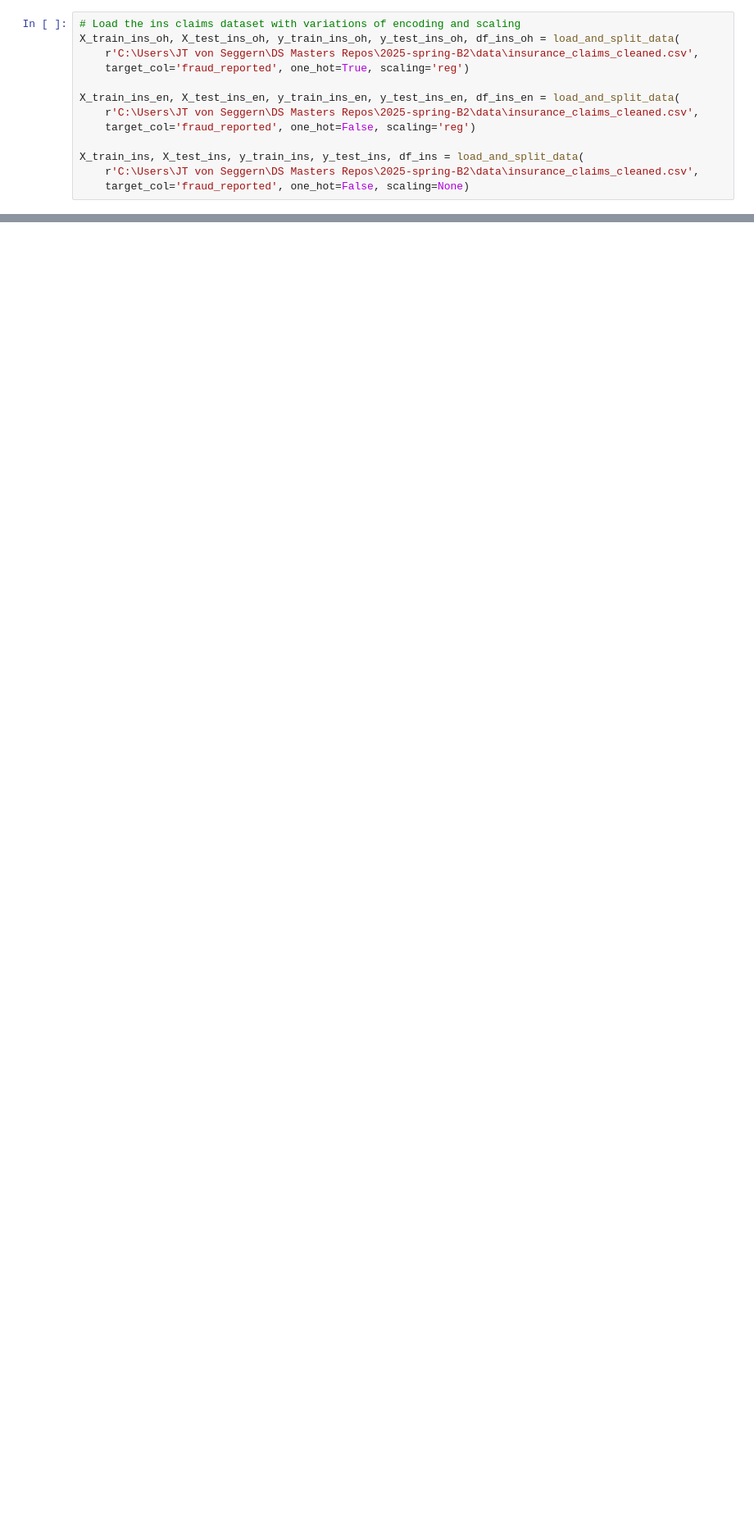
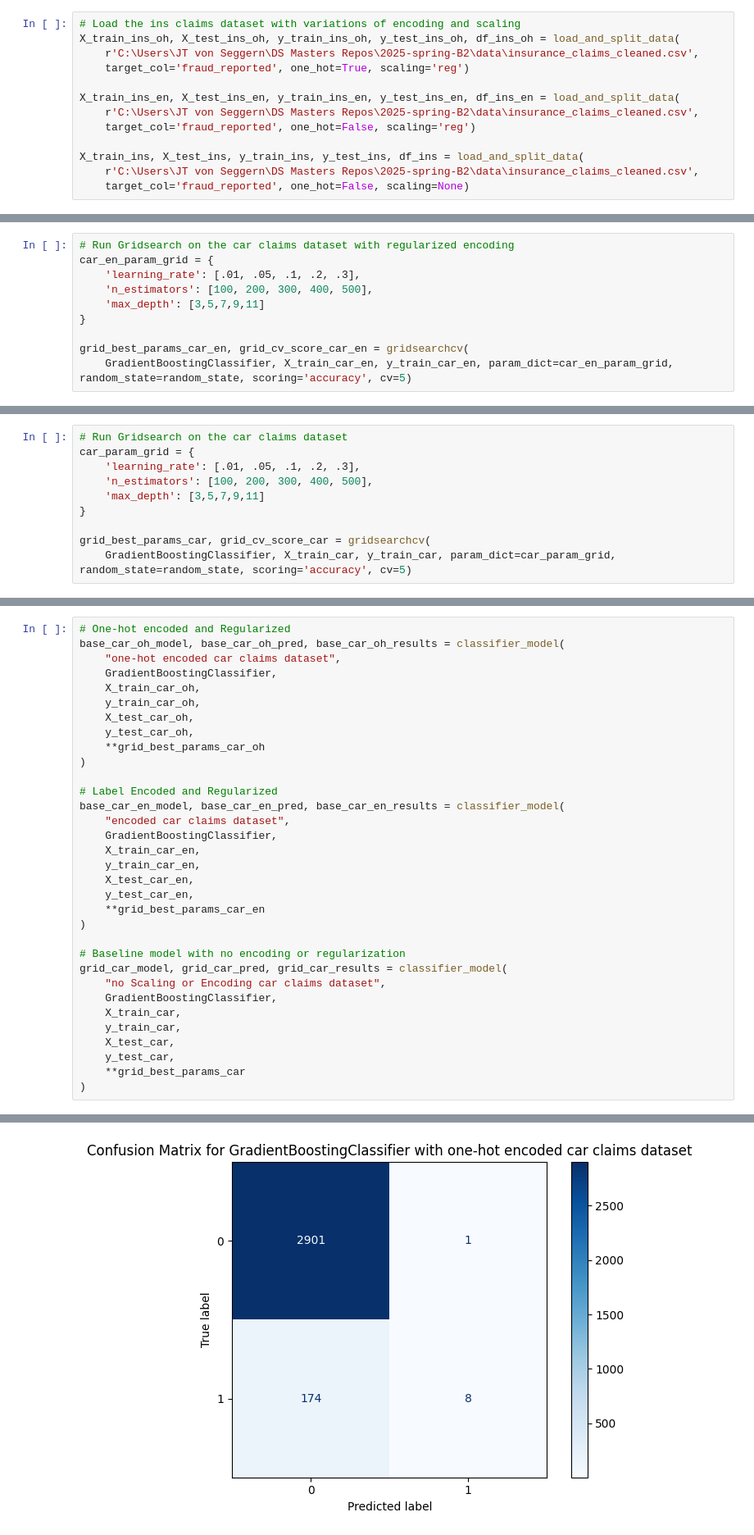
Before and after one commit to jtvon/799S-Data-Science-Capstone, a Jupyter notebook: Week-9-jupyter-notebook.ipynb, the cells around one changed output, grey strips where cells are left out. Shown at 82% size. Drawn from its saved outputs; the diff is of its cells as text; blank space fills up the shorter version.

```diff
--- a/Week-9-jupyter-notebook.ipynb
+++ b/Week-9-jupyter-notebook.ipynb
@@ -404,0 +446,10 @@ GradientBoostingClassifier F1 score: 0.76
+# %%
+# Run Gridsearch on the car claims dataset with regularized encoding
+car_en_param_grid = {
+    'learning_rate': [.01, .05, .1, .2, .3],
+    'n_estimators': [100, 200, 300, 400, 500],
+    'max_depth': [3,5,7,9,11]
+}
+
+grid_best_params_car_en, grid_cv_score_car_en = gridsearchcv(
+    GradientBoostingClassifier, X_train_car_en, y_train_car_en, param_dict=car_en_param_grid, random_state=random_state, scoring='accuracy', cv=5)
@@ -404,0 +468,10 @@ GradientBoostingClassifier F1 score: 0.76
+# %%
+# Run Gridsearch on the car claims dataset
+car_param_grid = {
+    'learning_rate': [.01, .05, .1, .2, .3],
+    'n_estimators': [100, 200, 300, 400, 500],
+    'max_depth': [3,5,7,9,11]
+}
+
+grid_best_params_car, grid_cv_score_car = gridsearchcv(
+    GradientBoostingClassifier, X_train_car, y_train_car, param_dict=car_param_grid, random_state=random_state, scoring='accuracy', cv=5)
@@ -404,0 +490,34 @@ GradientBoostingClassifier F1 score: 0.76
+# %%
+# One-hot encoded and Regularized
+base_car_oh_model, base_car_oh_pred, base_car_oh_results = classifier_model(
+    "one-hot encoded car claims dataset",
+    GradientBoostingClassifier,
+    X_train_car_oh,
+    y_train_car_oh,
+    X_test_car_oh,
+    y_test_car_oh,
+    **grid_best_params_car_oh
+)
+
+# Label Encoded and Regularized
+base_car_en_model, base_car_en_pred, base_car_en_results = classifier_model(
+    "encoded car claims dataset",
+    GradientBoostingClassifier,
+    X_train_car_en,
+    y_train_car_en,
+    X_test_car_en,
+    y_test_car_en,
+    **grid_best_params_car_en
+)
+
+# Baseline model with no encoding or regularization
+grid_car_model, grid_car_pred, grid_car_results = classifier_model(
+    "no Scaling or Encoding car claims dataset",
+    GradientBoostingClassifier,
+    X_train_car,
+    y_train_car,
+    X_test_car,
+    y_test_car,
+    **grid_best_params_car
+)
+# %% [output]
@@ -404,0 +538 @@ GradientBoostingClassifier F1 score: 0.76
+[figure, added]
```
Also changed, not shown: parts of 11 cells of this notebook, 1 other file.
